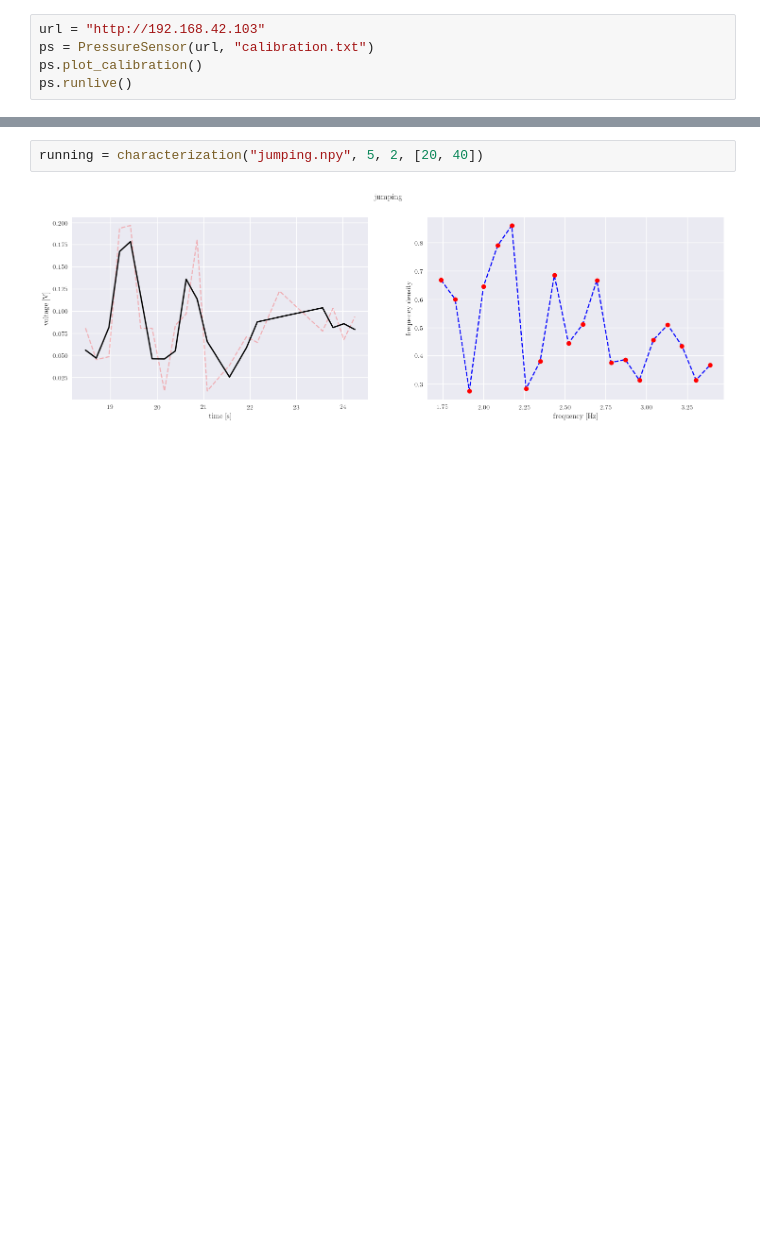
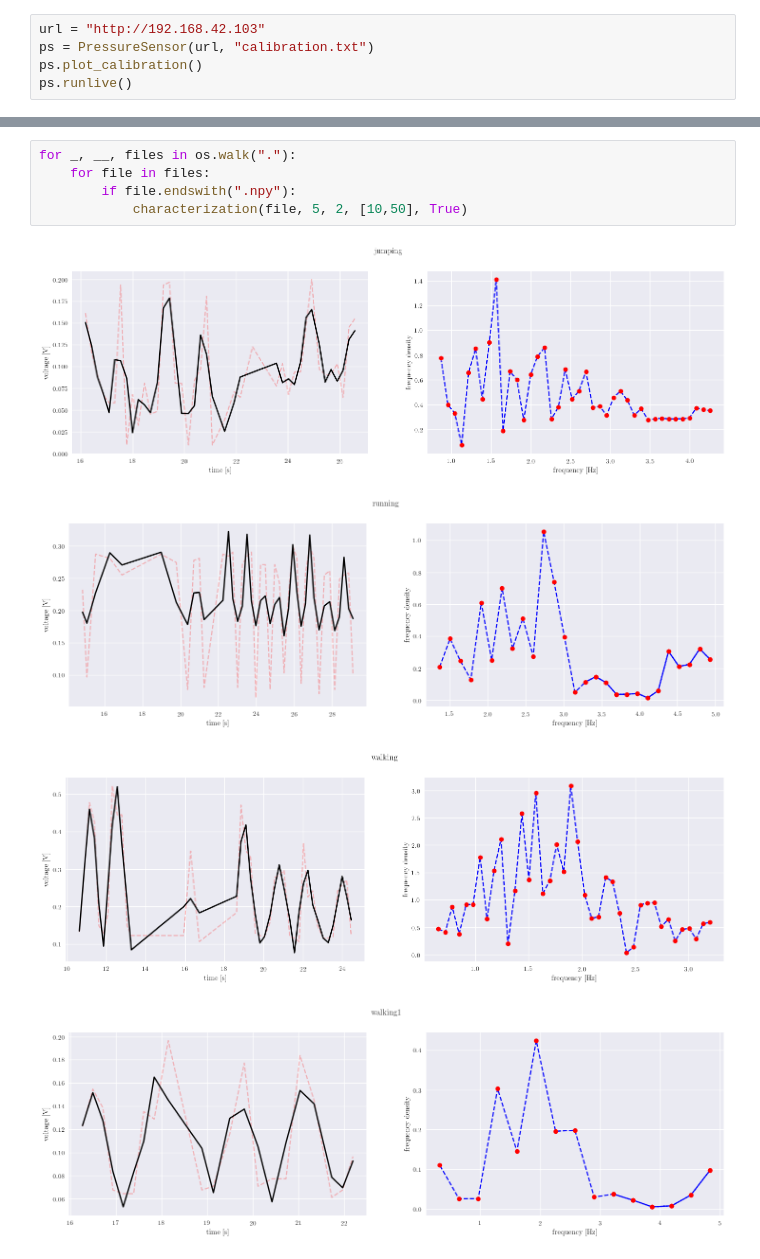
Before and after one commit to kvdomingo/LoLAN-PresS, a Jupyter notebook: IP_test.ipynb, the cells around one changed output, grey strips where cells are left out. Cells and saved outputs as stored; diff of their text form; blank space fills up the shorter version.

Commit message:
demo plots

```diff
--- a/IP_test.ipynb
+++ b/IP_test.ipynb
@@ -173,7 +169,13 @@ jump = characterization("jumping.log", 51, 2, [1,50])
 [figure]
 [figure]
 [figure]
-# %%
-running = characterization("jumping.npy", 5, 2, [20, 40])
-# %% [output]
-[figure, removed]
+# %%
+for _, __, files in os.walk("."):
+    for file in files:
+        if file.endswith(".npy"):
+            characterization(file, 5, 2, [10,50], True)
+# %% [output]
+[figure, added]
+[figure, added]
+[figure, added]
+[figure, added]
```
Also changed, not shown: parts of 4 cells of this notebook, 5 other files.
